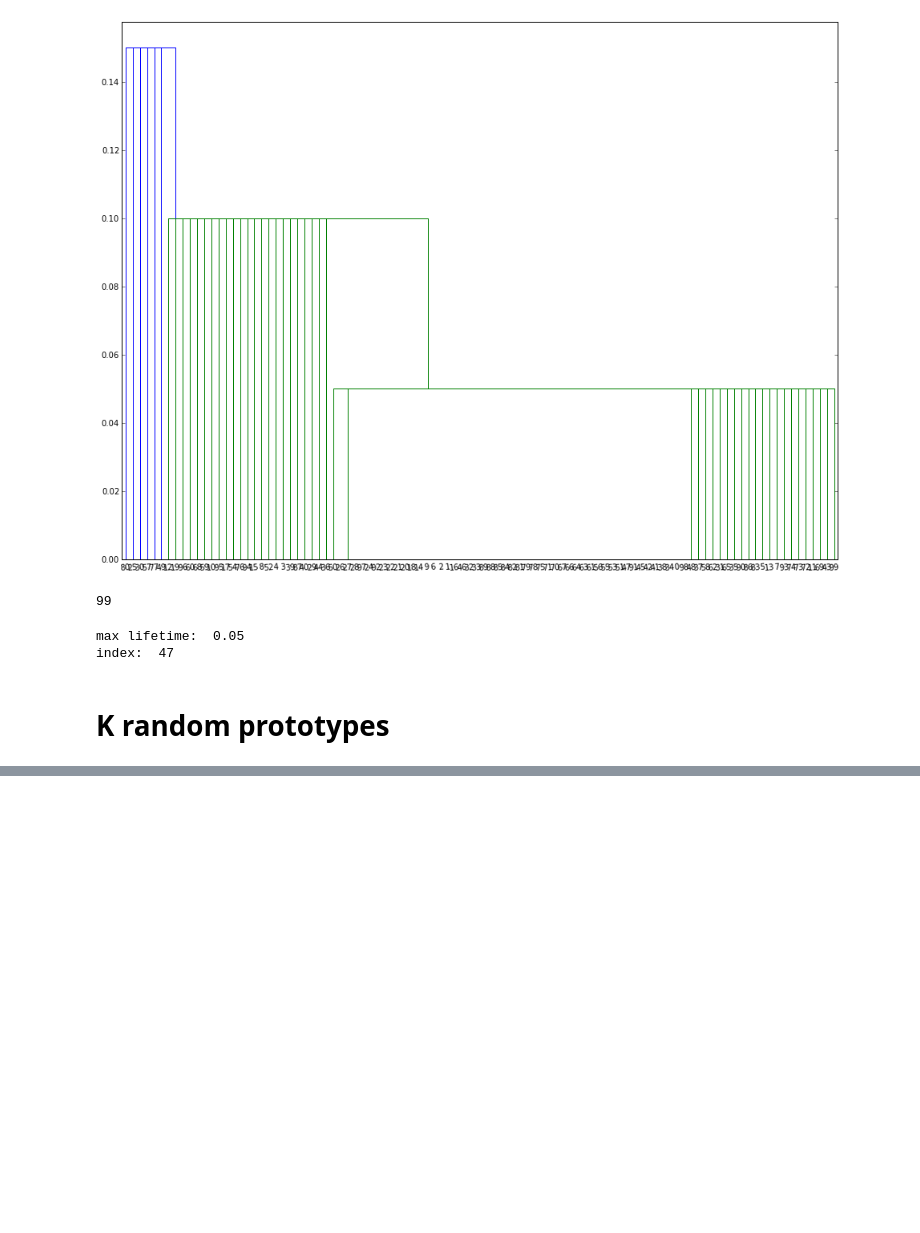
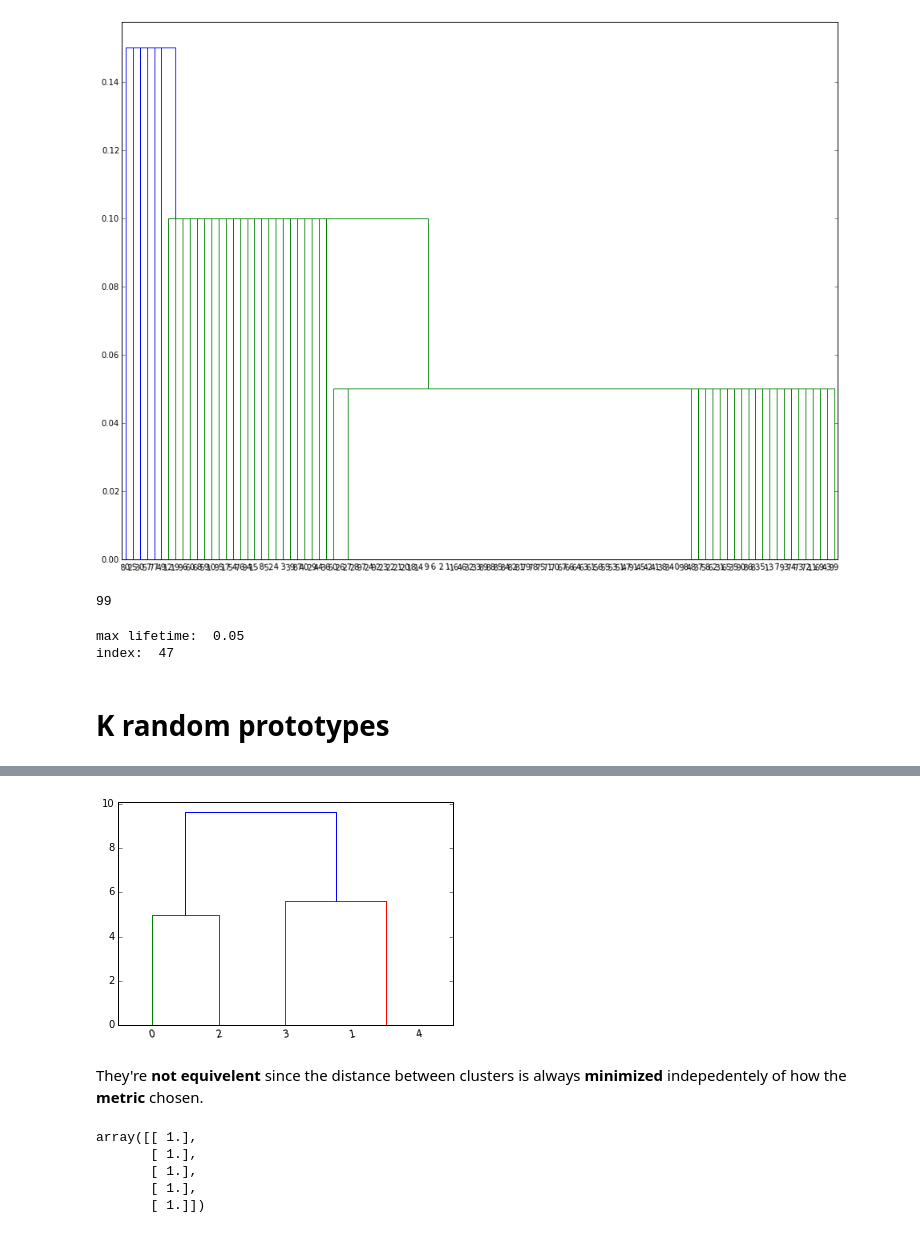
Before and after one commit to diogo-aos/QCThesis, a Jupyter notebook: notebooks/EAC testing.ipynb, the cells around one changed output, grey strips where cells are left out. Drawn from its saved outputs; the diff is of its cells as text; code cells hidden in the pictures; blank space fills up the shorter version.

```diff
--- a/notebooks/EAC testing.ipynb
+++ b/notebooks/EAC testing.ipynb
@@ -199,0 +551,6 @@ estimator.fit(partition_files,files=True,assoc_mode='prot', prot_mode='random',
+# %%
+p=scipy.cluster.hierarchy.dendrogram(Z_id)
+# %% [output]
+[figure, added]
+# %% [markdown]
+They're **not equivelent** since the distance between clusters is always **minimized** indepedentely of how the **metric** chosen.
@@ -199,0 +559,8 @@ estimator.fit(partition_files,files=True,assoc_mode='prot', prot_mode='random',
+# %%
+a[:,np.newaxis]
+# %% [output]
+array([[ 1.],
+       [ 1.],
+       [ 1.],
+       [ 1.],
+       [ 1.]])
```
Also changed, not shown: parts of 51 cells of this notebook, 2 other files.
